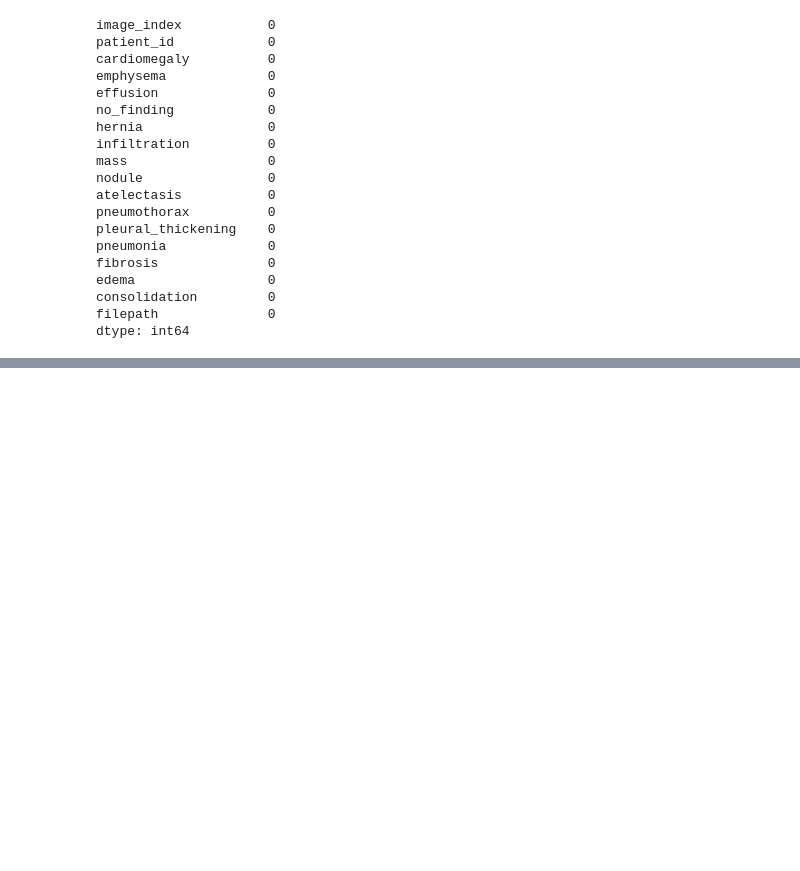
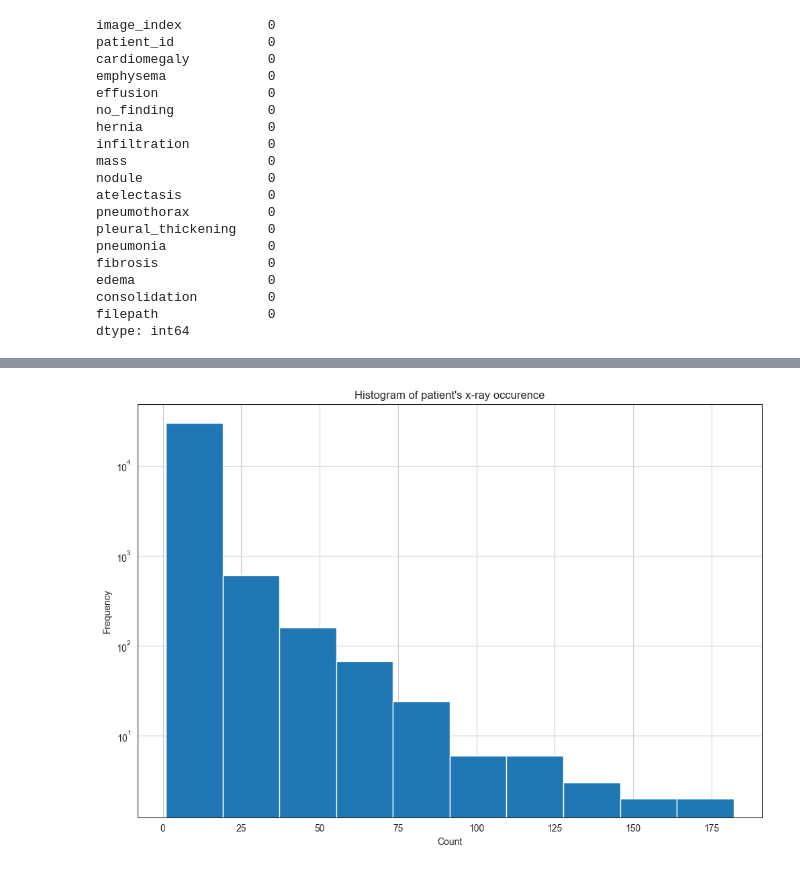
Before and after one commit to Asifdotexe/healthcare-ai-project, a Jupyter notebook: python/notebook/issue-05-as-eda.ipynb, the cells around one changed output, grey strips where cells are left out. Drawn from its saved outputs; the diff is of its cells as text; code cells hidden in the pictures; blank space fills up the shorter version.

Commit message:
#5 performed patient-wise analysis

```diff
--- a/python/notebook/issue-05-as-eda.ipynb
+++ b/python/notebook/issue-05-as-eda.ipynb
@@ -126,0 +129,11 @@ plt.show()
+# %%
+# plotting the histogram of patient's x-ray count
+df.groupby(by='patient_id').size().reset_index(name='count')['count'].hist()
+plt.figure(figsize=(12, 8))
+plt.title("Histogram of patient's x-ray occurence")
+plt.ylabel("Frequency")
+plt.xlabel("Count")
+plt.yscale('log')
+plt.show()
+# %% [output]
+[figure, added]
```
Also changed, not shown: parts of 4 cells of this notebook.
